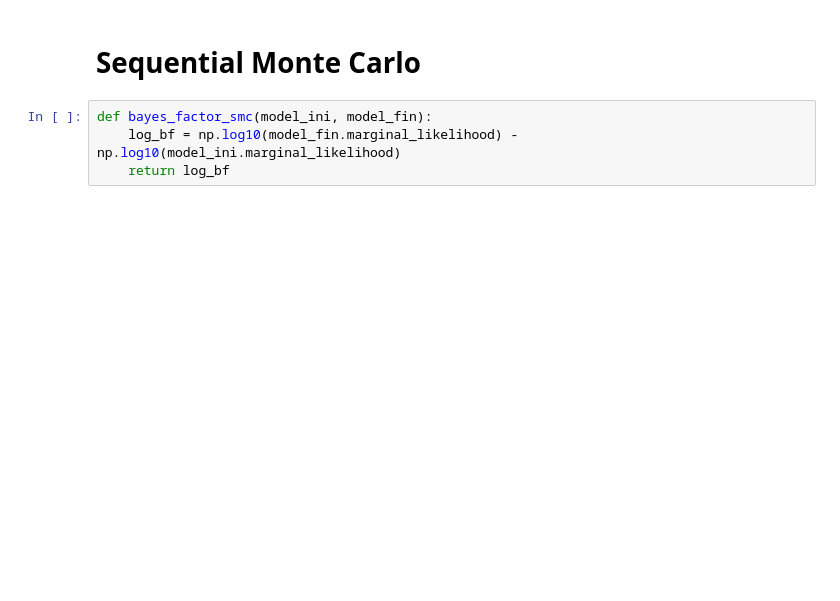
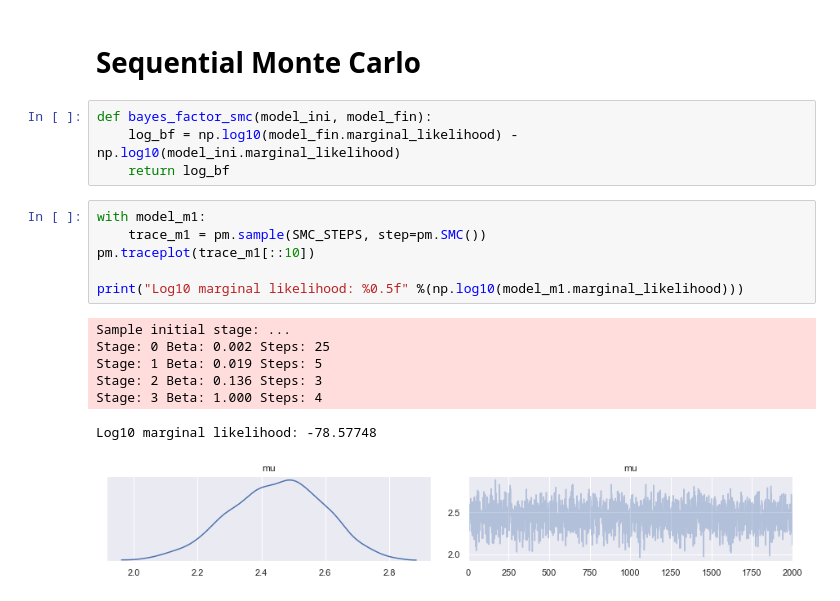
Before and after one commit to nguyentrunghai/BAR_estimator_for_Bayes_factors, a Jupyter notebook: mixture_of_two_gaussians.ipynb, the cells around one changed output. Cells and saved outputs as stored; diff of their text form; blank space fills up the shorter version.

```diff
--- a/mixture_of_two_gaussians.ipynb
+++ b/mixture_of_two_gaussians.ipynb
@@ -75,3 +75,17 @@ print(model_2.vars)
 def bayes_factor_smc(model_ini, model_fin):
     log_bf = np.log10(model_fin.marginal_likelihood) - np.log10(model_ini.marginal_likelihood)
     return log_bf
+# %%
+with model_m1:
+    trace_m1 = pm.sample(SMC_STEPS, step=pm.SMC())
+pm.traceplot(trace_m1[::10])
+
+print("Log10 marginal likelihood: %0.5f" %(np.log10(model_m1.marginal_likelihood)))
+# %% [output]
+Sample initial stage: ...
+Stage: 0 Beta: 0.002 Steps: 25
+Stage: 1 Beta: 0.019 Steps: 5
+Stage: 2 Beta: 0.136 Steps: 3
+Stage: 3 Beta: 1.000 Steps: 4
+Log10 marginal likelihood: -78.57748
+[figure, added]
```
Also changed, not shown: parts of 20 cells of this notebook.
